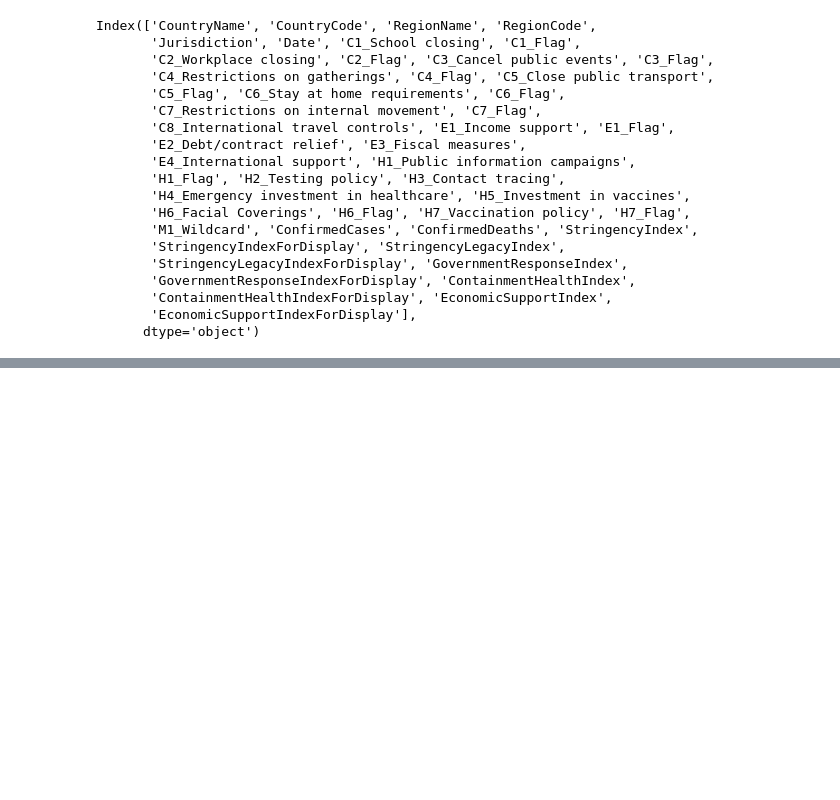
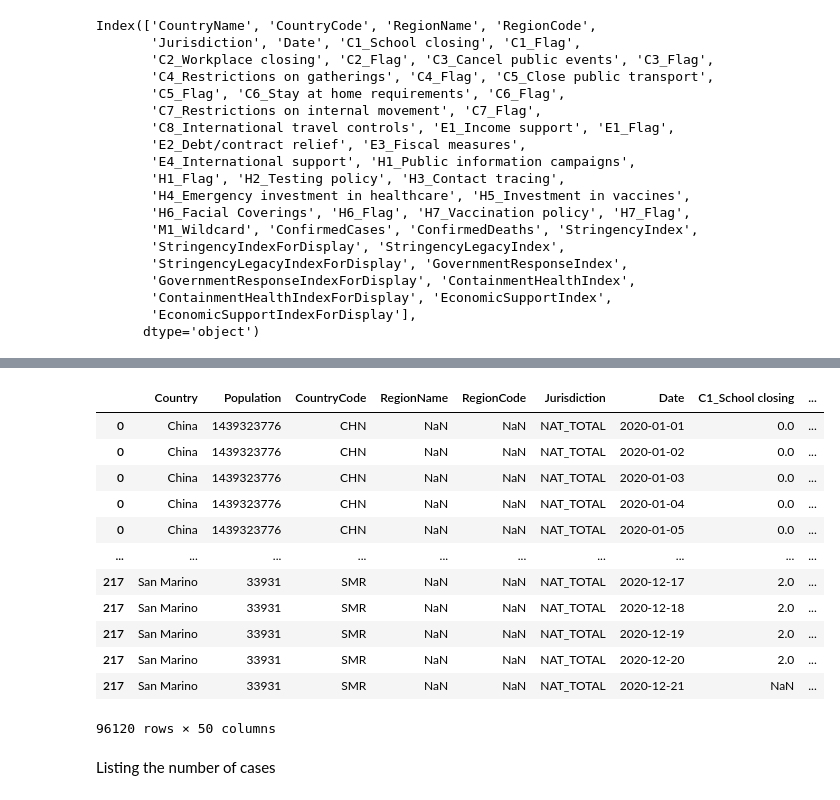
Before and after one commit to xprizetbsi/pandemic_response, a Jupyter notebook: Predictor/Database_Connector.ipynb, the cells around one changed output, grey strips where cells are left out. Saved outputs shown, nothing was run; the diff lists cells and outputs as text; code cells hidden in the pictures; blank space fills up the shorter version.

```diff
--- a/Predictor/Database_Connector.ipynb
+++ b/Predictor/Database_Connector.ipynb
@@ -17,6 +18,9 @@ from sklearn.model_selection import train_test_split
 DATA_URL = 'https://raw.githubusercontent.com/OxCGRT/covid-policy-tracker/master/data/OxCGRT_latest.csv'
 # Local file
 DATA_FILE = 'data/OxCGRT_latest.csv'
+#Demographics File
+DEMOGRAPHICS_FILE = 'data/Country_Demographics.csv'
+DEMOGRAPHICS_BRZ_R_FILE = 'data/brz_region_demo.csv'
 # %%
 import os
 import urllib.request
@@ -33,6 +37,21 @@ df = pd.read_csv(DATA_FILE,
                  dtype={"RegionName": str,
                         "RegionCode": str},
                  error_bad_lines=False)
+
+#Data from Worldometers - https://www.worldometers.info/world-population/population-by-country/
+demographics = pd.read_csv(DEMOGRAPHICS_FILE,
+                 sep = ';',
+                 encoding="ISO-8859-1",
+                 dtype={"Country": str,
+                        "Population": int},
+                 error_bad_lines=False)
+
+brz_rg_demo = pd.read_csv(DEMOGRAPHICS_BRZ_R_FILE,
+                 sep = ';',
+                 encoding="ISO-8859-1",
+                 dtype={"Country": str,
+                        "Population": int},
+                 error_bad_lines=False)
 # %%
 df.columns
 # %% [output]
@@ -73,0 +97,2 @@ display(df)
+# %%
+display(df.set_index('CountryName').filter(like='Brazil',axis=0))
@@ -73,0 +114,20 @@ display(df)
+# %%
+#DataFrame.join(other, on=None, how='left', lsuffix='', rsuffix='', sort=False)[source]
+test = demographics.join(df.set_index('CountryName'),on='Country',how='inner',lsuffix='Country',rsuffix='CountryName')
+display(test.drop_duplicates())
+# %% [output]
+|  | Country | Population | CountryCode | RegionName | RegionCode | Jurisdiction | Date | C1_School closing | ... |
+| 0 | China | 1439323776 | CHN | NaN | NaN | NAT_TOTAL | 2020-01-01 | 0.0 | ... |
+| 0 | China | 1439323776 | CHN | NaN | NaN | NAT_TOTAL | 2020-01-02 | 0.0 | ... |
+| 0 | China | 1439323776 | CHN | NaN | NaN | NAT_TOTAL | 2020-01-03 | 0.0 | ... |
+| 0 | China | 1439323776 | CHN | NaN | NaN | NAT_TOTAL | 2020-01-04 | 0.0 | ... |
+| 0 | China | 1439323776 | CHN | NaN | NaN | NAT_TOTAL | 2020-01-05 | 0.0 | ... |
+| ... | ... | ... | ... | ... | ... | ... | ... | ... | ... |
+| 217 | San Marino | 33931 | SMR | NaN | NaN | NAT_TOTAL | 2020-12-17 | 2.0 | ... |
+| 217 | San Marino | 33931 | SMR | NaN | NaN | NAT_TOTAL | 2020-12-18 | 2.0 | ... |
+| 217 | San Marino | 33931 | SMR | NaN | NaN | NAT_TOTAL | 2020-12-19 | 2.0 | ... |
+| 217 | San Marino | 33931 | SMR | NaN | NaN | NAT_TOTAL | 2020-12-20 | 2.0 | ... |
+| 217 | San Marino | 33931 | SMR | NaN | NaN | NAT_TOTAL | 2020-12-21 | NaN | ... |
+96120 rows × 50 columns
+# %% [markdown]
+Listing the number of cases
```
Also changed, not shown: parts of 16 cells of this notebook, 9 other files.
